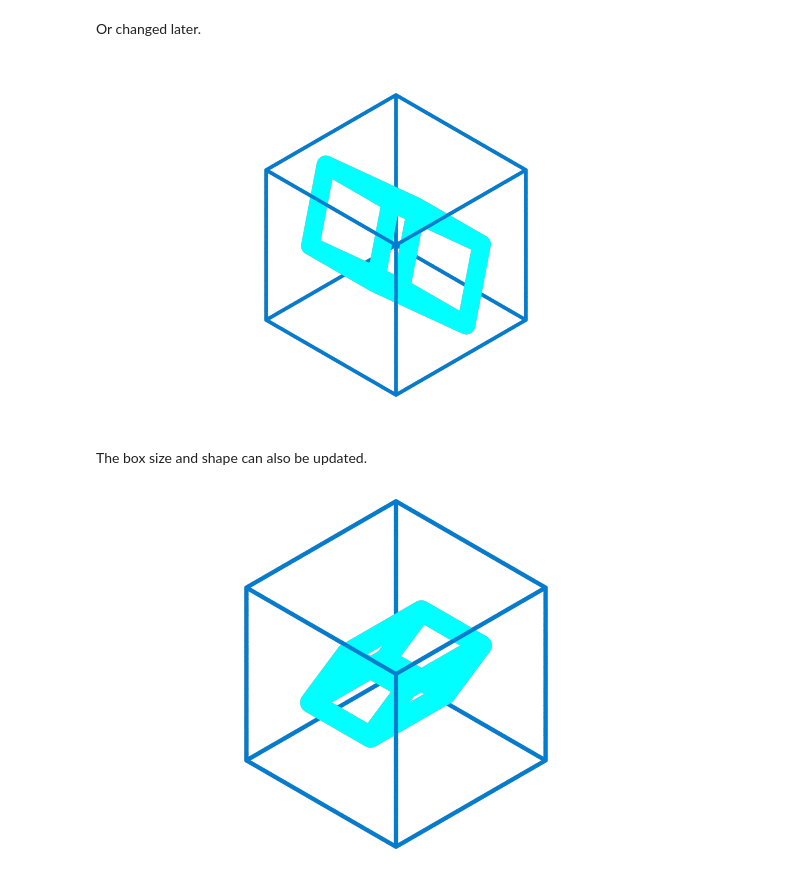
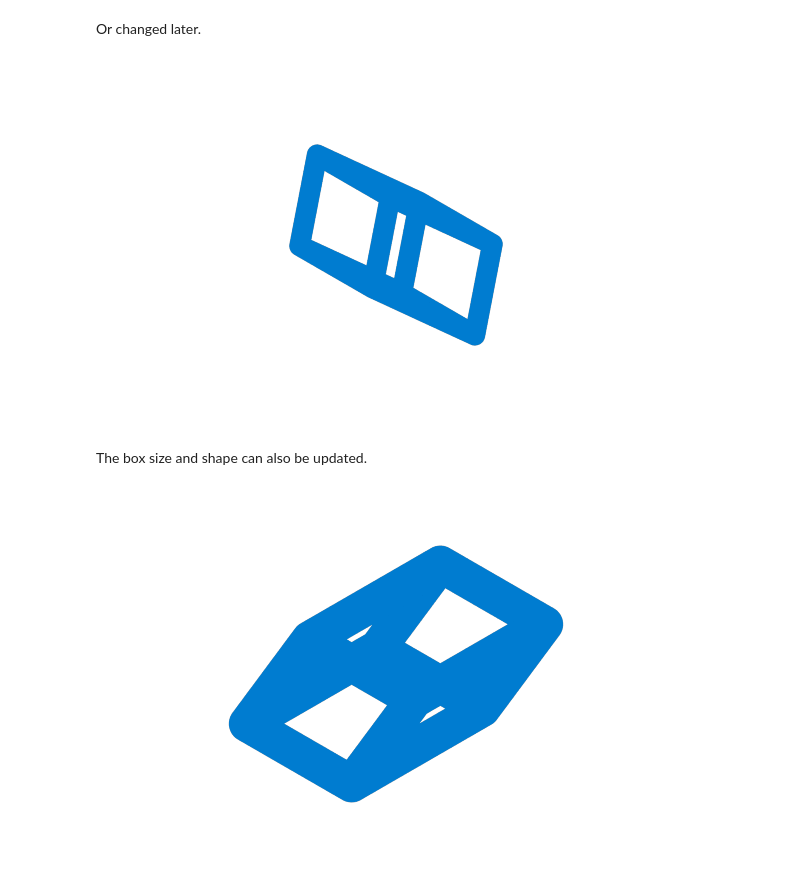
Before and after one commit to glotzerlab/fresnel-examples, a Jupyter notebook: 01-Primitives/05-Box-geometry.ipynb, the cells around one changed output. Drawn from its saved outputs; the diff is of its cells as text; code cells hidden in the pictures.

```diff
--- a/01-Primitives/05-Box-geometry.ipynb
+++ b/01-Primitives/05-Box-geometry.ipynb
@@ -57,7 +56,6 @@ The box color can also be set on initialization.
 # %%
 my_box = [5, 6, 7, 0.2, 0, 0.9]
 scene = fresnel.Scene()
-thick_box = fresnel.geometry.Box(scene, my_box, color=[214 / 255, 67 / 255, 9 / 255])
-thin_box = fresnel.geometry.Box(scene, [10], radius=0.1, color=[0, 51 / 255, 160 / 255])
+geometry = fresnel.geometry.Box(scene, my_box, color=[214 / 255, 67 / 255, 9 / 255])
 fresnel.preview(scene, aa_level=3)
 # %% [output]
@@ -65,14 +63,14 @@ fresnel.preview(scene, aa_level=3)
 # %% [markdown]
 Or changed later.
 # %%
-thick_box.box_color = [0,1,1]
+geometry.box_color = [0, 51 / 255, 160 / 255]
 fresnel.preview(scene, aa_level=3)
 # %% [output]
-[figure, old version]
+[figure, new version]
 # %% [markdown]
 The box size and shape can also be updated.
 # %%
-thick_box.box = [4, 4, 5, 0.6, 0,0]
+geometry.box = [4, 4, 5, 0.6, 0,0]
 fresnel.preview(scene, aa_level=3)
 # %% [output]
-[figure, old version]
+[figure, new version]
```
Also changed, not shown: parts of 3 cells of this notebook.
